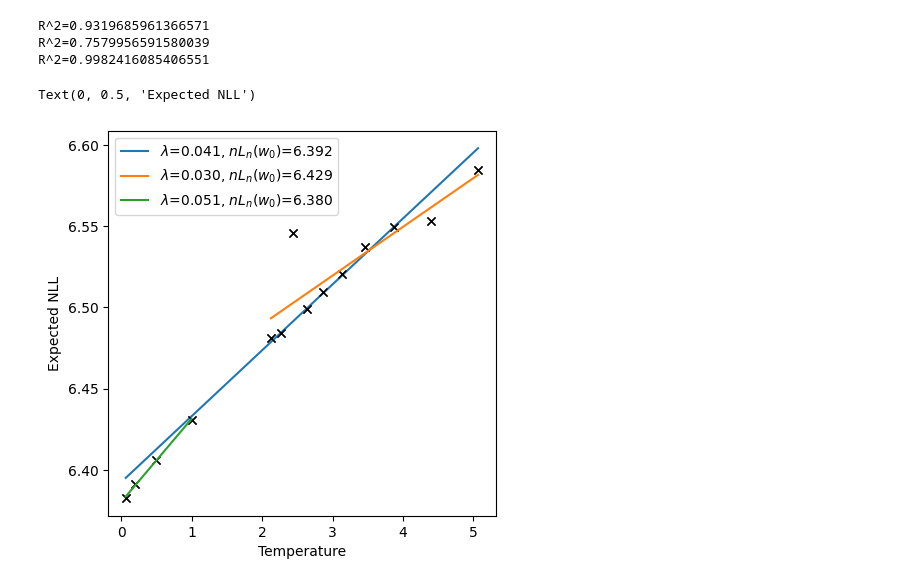
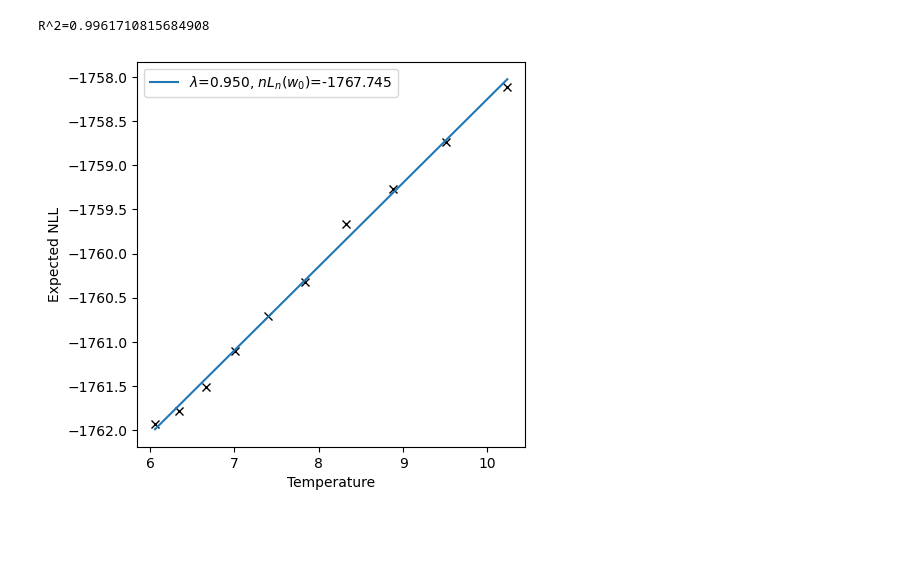
Before and after one commit to edmundlth/phase-transition-in-singular-model-paper, a Jupyter notebook: curated_experiments/measuring-rlct-of-one-hidden-layer-tanh-model.ipynb, the cells around one changed output. Cells and saved outputs as stored; diff of their text form; code cells hidden in the pictures; blank space fills up the shorter version.

Commit message:
add notebook and script that passes tanh rlct estimation sanity checks.

```diff
--- a/curated_experiments/measuring-rlct-of-one-hidden-layer-tanh-model.ipynb
+++ b/curated_experiments/measuring-rlct-of-one-hidden-layer-tanh-model.ipynb
@@ -242,7 +319,10 @@ itemps = np.linspace(
     num_itemps
 )
 
-itemps = np.array(list(itemps) + [1.0, 2.0, 5.0, 15.0])
+# itemps = np.linspace(1 / np.log(n), 1.5 / np.log(n), num=num_itemps)
+# itemps = np.array(list(itemps) + [1.0, 2.0, 5.0, 15.0])
+# itemps = np.array([0.1, 0.2, 0.3, 0.5])
+print(f"itemps={itemps}")
 
 num_rows = 2
 num_cols = len(itemps) // num_rows + (len(itemps) % num_rows != 0)
@@ -252,14 +332,16 @@ enlls = []
 for i, itemp in enumerate(itemps):
     ax = axes[i]
     posterior_samples = one_layer_tanh.run_inference(
-        num_warmup=100,
-        num_posterior_samples=1000,
+        num_warmup=1000,
+        num_posterior_samples=2000,
         num_chains=4,
+        thinning=4,
         progress_bar=True,
         itemp=itemp
     )
     nlls = []
-    for i in range(one_layer_tanh.mcmc.num_samples * one_layer_tanh.mcmc.num_chains):
+    num_mcmc_samples = len(posterior_samples[list(posterior_samples.keys())[0]])
+    for i in range(num_mcmc_samples):
         param_dict = {name: param[i] for name, param in posterior_samples.items()}
         nlls.append(one_layer_tanh.expected_nll(param_dict))
 
@@ -294,40 +376,37 @@ Finished itemp=2.0. Expected NLL=6.40637731552124
 # %%
 import scipy
 
 fig, ax = plt.subplots(figsize=(5,5))
 
 
 slope, intercept, r_val, _, _ = scipy.stats.linregress(1 / itemps, enlls)
 ax.plot(1/itemps, enlls, "kx")
 ax.plot(1/itemps, 1/itemps * slope + intercept, label=f"$\lambda$={slope:.3f}, $nL_n(w_0)$={intercept:.3f}")
 print(f"R^2={r_val**2}")
 
 
-slope, intercept, r_val, _, _ = scipy.stats.linregress(1 / itemps[:num_itemps], enlls[:num_itemps])
-ax.plot(1/itemps[:num_itemps], enlls[:num_itemps], "kx")
-ax.plot(
-    1/itemps[:num_itemps],
-    1/itemps[:num_itemps] * slope + intercept,
-    label=f"$\lambda$={slope:.3f}, $nL_n(w_0)$={intercept:.3f}"
-)
-print(f"R^2={r_val**2}")
+# slope, intercept, r_val, p_val, _ = scipy.stats.linregress(1 / itemps[:num_itemps], enlls[:num_itemps])
+# ax.plot(1/itemps[:num_itemps], enlls[:num_itemps], "kx")
+# ax.plot(
+#     1/itemps[:num_itemps],
+#     1/itemps[:num_itemps] * slope + intercept,
+#     label=f"$\lambda$={slope:.3f}, $nL_n(w_0)$={intercept:.3f}"
+# )
+# print(f"R^2={r_val**2}, p_val={p_val}")
 
 
-slope, intercept, r_val, _, _ = scipy.stats.linregress(1 / itemps[num_itemps:], enlls[num_itemps:])
-ax.plot(1/itemps[num_itemps:], enlls[num_itemps:], "kx")
-ax.plot(
-    1/itemps[num_itemps:],
-    1/itemps[num_itemps:] * slope + intercept,
-    label=f"$\lambda$={slope:.3f}, $nL_n(w_0)$={intercept:.3f}"
-)
-print(f"R^2={r_val**2}")
+# slope, intercept, r_val, _, _ = scipy.stats.linregress(1 / itemps[num_itemps:], enlls[num_itemps:])
+# ax.plot(1/itemps[num_itemps:], enlls[num_itemps:], "kx")
+# ax.plot(
+#     1/itemps[num_itemps:],
+#     1/itemps[num_itemps:] * slope + intercept,
+#     label=f"$\lambda$={slope:.3f}, $nL_n(w_0)$={intercept:.3f}"
+# )
+# print(f"R^2={r_val**2}")
 
 ax.legend()
 ax.set_xlabel("Temperature")
-ax.set_ylabel("Expected NLL")
+ax.set_ylabel("Expected NLL");
 # %% [output]
-R^2=0.9319685961366571
-R^2=0.7579956591580039
-R^2=0.9982416085406551
+R^2=0.9961710815684908
-Text(0, 0.5, 'Expected NLL')
-[figure, old version]
+[figure, new version]
```
Also changed, not shown: parts of 10 cells of this notebook, 3 other files.
